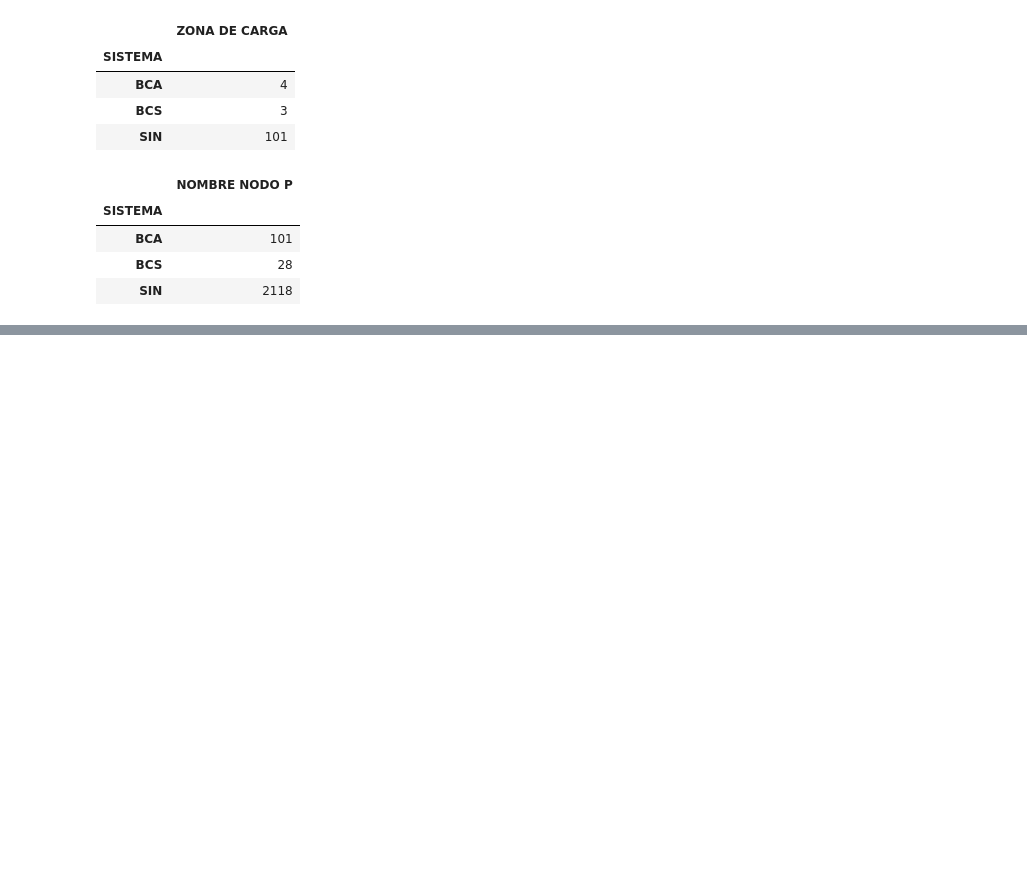
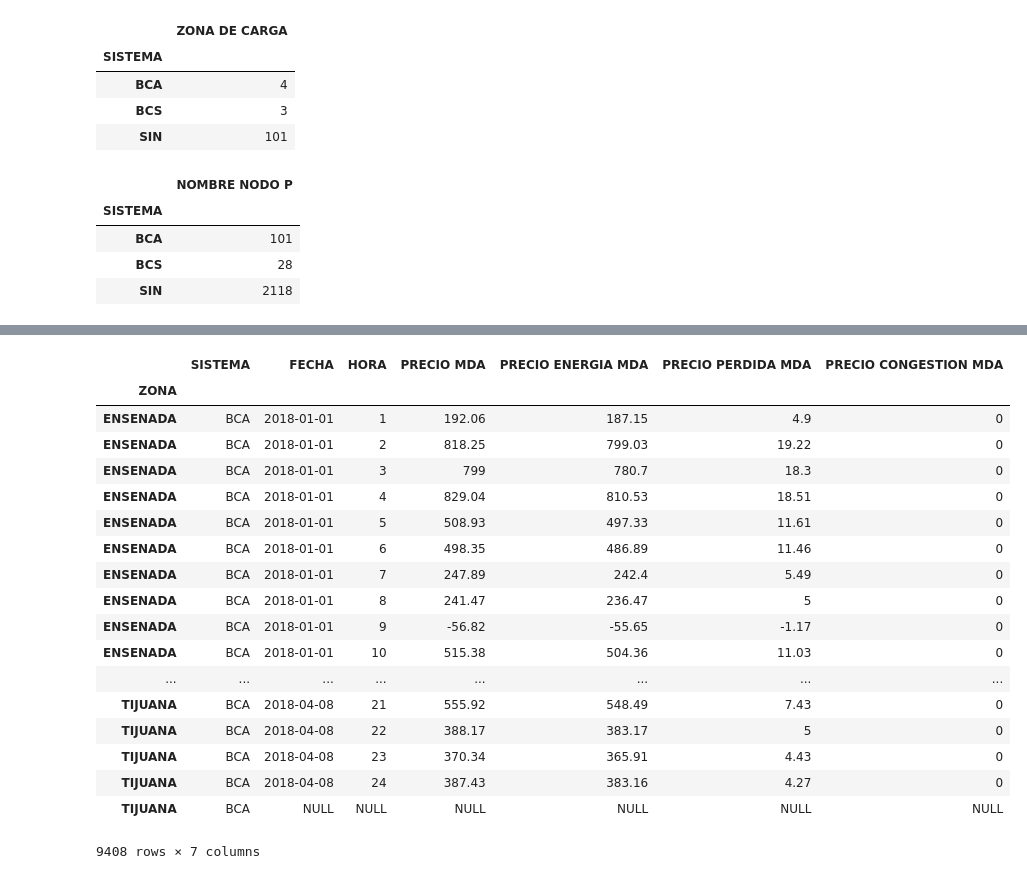
Before and after one commit to MarianaJMtz/CENACE_Prices_Analysis, a Jupyter notebook: Master_Table_Code.ipynb, the cells around one changed output, grey strips where cells are left out. Cells and saved outputs as stored; diff of their text form; code cells hidden in the pictures; blank space fills up the shorter version.

```diff
--- a/Master_Table_Code.ipynb
+++ b/Master_Table_Code.ipynb
@@ -552,0 +531,24 @@ MT_DF_MTR.to_csv("Master_Table_MTR.csv")
+# %%
+MT_DF_MDA = MT_DF_MDA.set_index("ZONA")
+# %%
+MT_DF_MDA
+# %% [output]
+|  | SISTEMA | FECHA | HORA | PRECIO MDA | PRECIO ENERGIA MDA | PRECIO PERDIDA MDA | PRECIO CONGESTION MDA |
+| ZONA |  |  |  |  |  |  |  |
+| ENSENADA | BCA | 2018-01-01 | 1 | 192.06 | 187.15 | 4.9 | 0 |
+| ENSENADA | BCA | 2018-01-01 | 2 | 818.25 | 799.03 | 19.22 | 0 |
+| ENSENADA | BCA | 2018-01-01 | 3 | 799 | 780.7 | 18.3 | 0 |
+| ENSENADA | BCA | 2018-01-01 | 4 | 829.04 | 810.53 | 18.51 | 0 |
+| ENSENADA | BCA | 2018-01-01 | 5 | 508.93 | 497.33 | 11.61 | 0 |
+| ENSENADA | BCA | 2018-01-01 | 6 | 498.35 | 486.89 | 11.46 | 0 |
+| ENSENADA | BCA | 2018-01-01 | 7 | 247.89 | 242.4 | 5.49 | 0 |
+| ENSENADA | BCA | 2018-01-01 | 8 | 241.47 | 236.47 | 5 | 0 |
+| ENSENADA | BCA | 2018-01-01 | 9 | -56.82 | -55.65 | -1.17 | 0 |
+| ENSENADA | BCA | 2018-01-01 | 10 | 515.38 | 504.36 | 11.03 | 0 |
+| ... | ... | ... | ... | ... | ... | ... | ... |
+| TIJUANA | BCA | 2018-04-08 | 21 | 555.92 | 548.49 | 7.43 | 0 |
+| TIJUANA | BCA | 2018-04-08 | 22 | 388.17 | 383.17 | 5 | 0 |
+| TIJUANA | BCA | 2018-04-08 | 23 | 370.34 | 365.91 | 4.43 | 0 |
+| TIJUANA | BCA | 2018-04-08 | 24 | 387.43 | 383.16 | 4.27 | 0 |
+| TIJUANA | BCA | NULL | NULL | NULL | NULL | NULL | NULL |
+9408 rows × 7 columns
```
Also changed, not shown: parts of 10 cells of this notebook, 4 other files.
